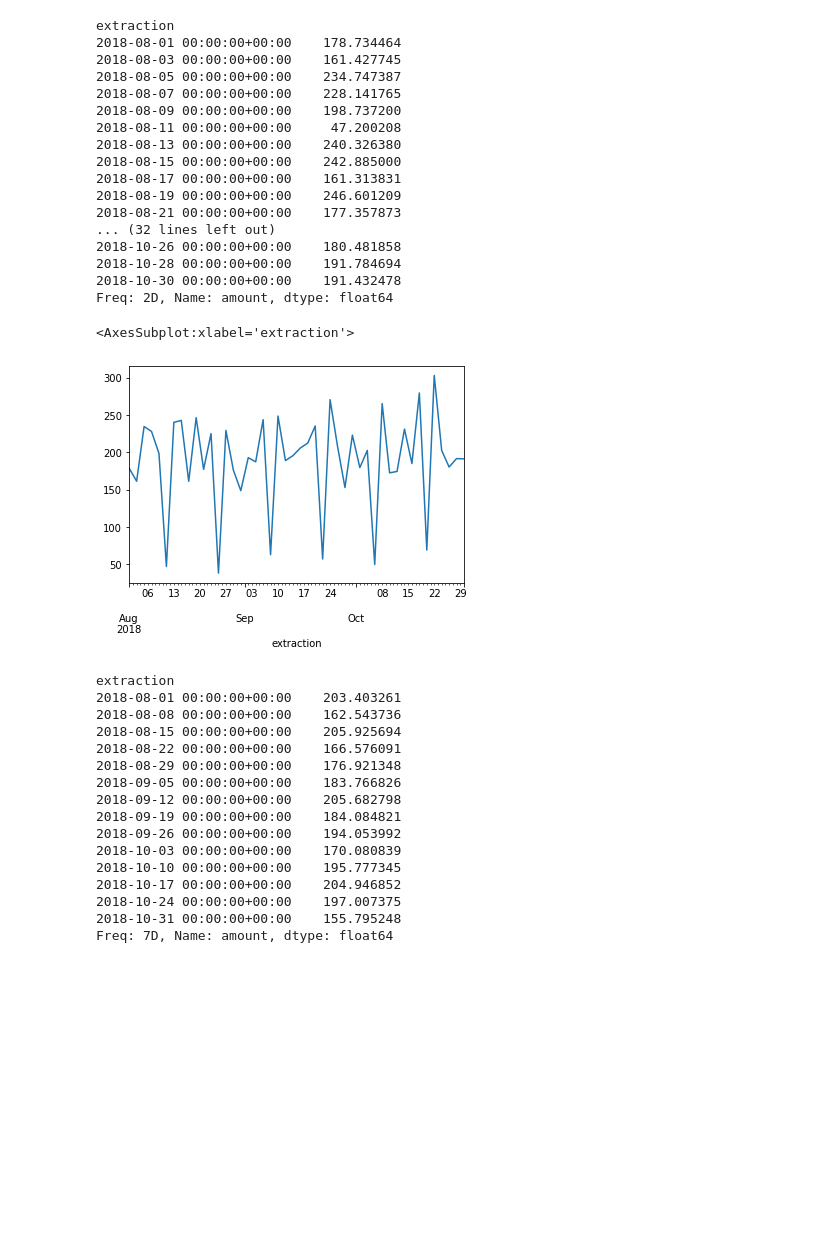
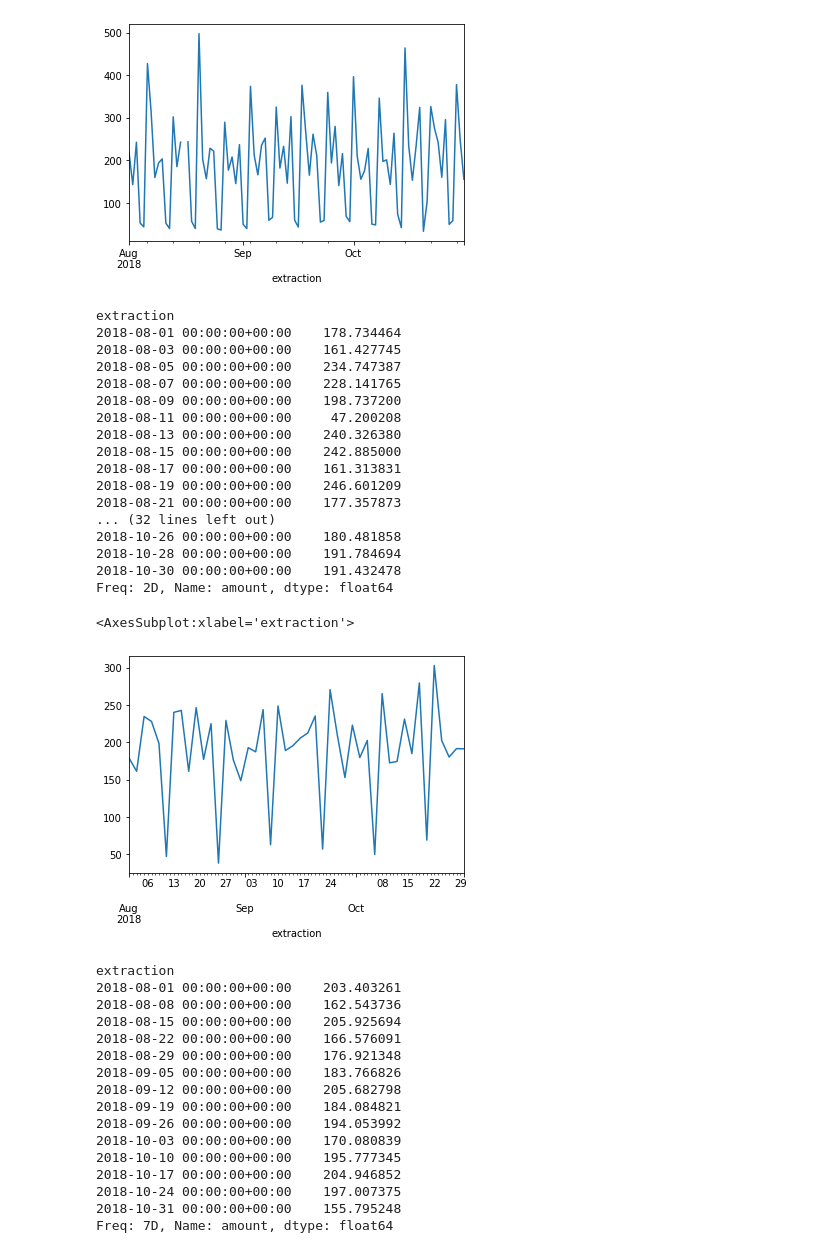
Before and after one commit to andrew-app/ANZDataAnalysis, a Jupyter notebook: test_sort.ipynb, the cells around one changed output. Cells and saved outputs as stored; diff of their text form; code cells hidden in the pictures; blank space fills up the shorter version.

Commit message:
1d graph added

```diff
--- a/test_sort.ipynb
+++ b/test_sort.ipynb
@@ -1,14 +1,22 @@
 # %%
 import pandas as pd
 import matplotlib.pyplot as plt
 
 df = pd.read_csv("Datasets/ANZ.csv", index_col=['extraction'], parse_dates=['extraction'])
 
+df1 = pd.DataFrame()
+
+dayavg1 = df.resample('1D').amount.mean()
+
+dayavg1.plot()
+plt.show()
+
 dayavg2 = df.resample('2D').amount.mean()
 print (dayavg2)
 
 dayavg2.plot()
 # %% [output]
+[figure, new version]
 extraction
 2018-08-01 00:00:00+00:00    178.734464
 2018-08-03 00:00:00+00:00    161.427745
@@ -27,7 +35,7 @@ extraction
 2018-10-30 00:00:00+00:00    191.432478
 Freq: 2D, Name: amount, dtype: float64
 <AxesSubplot:xlabel='extraction'>
-[figure, old version]
+[figure, added]
 # %%
 dayavg7 = df.resample('7D').amount.mean()
 print(dayavg7)
```
Also changed, not shown: parts of 1 cell of this notebook.
